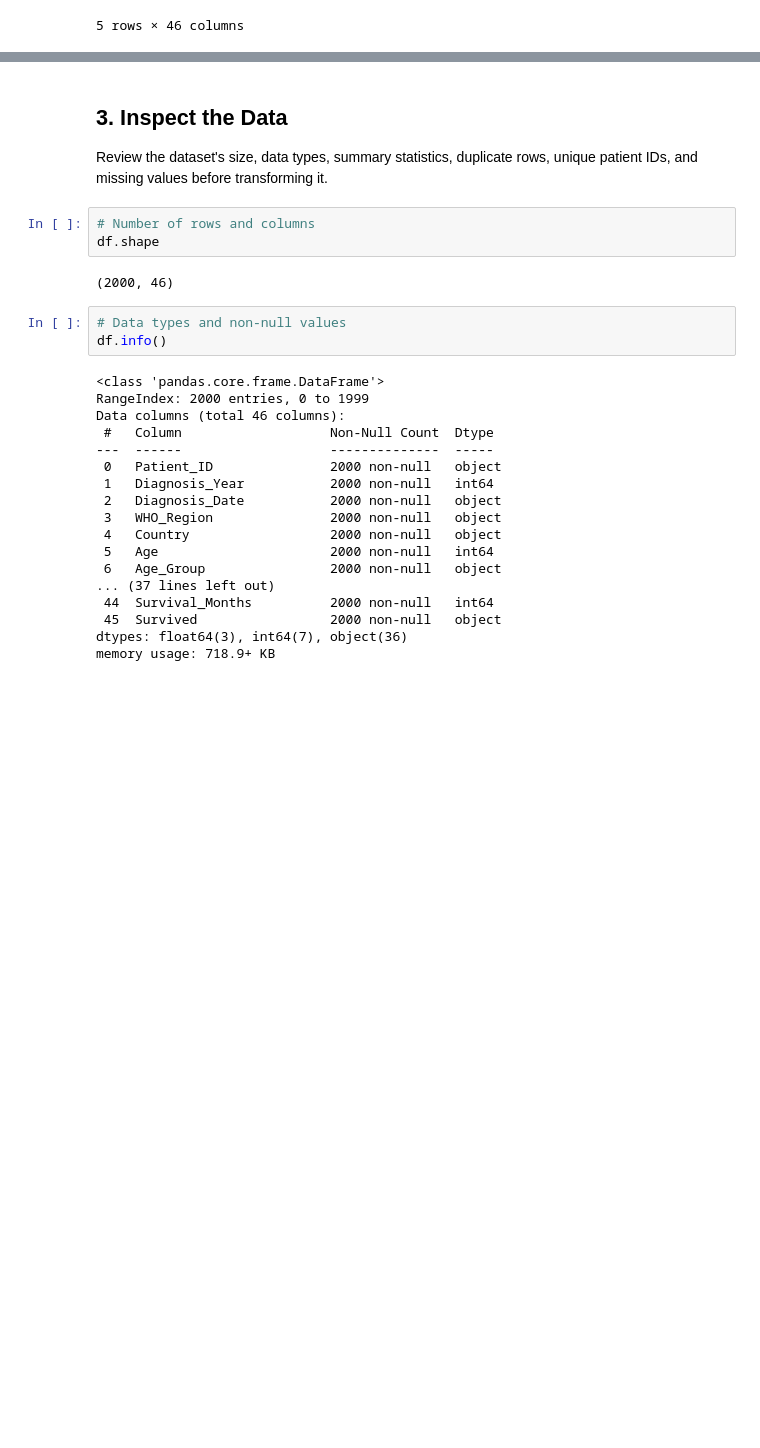
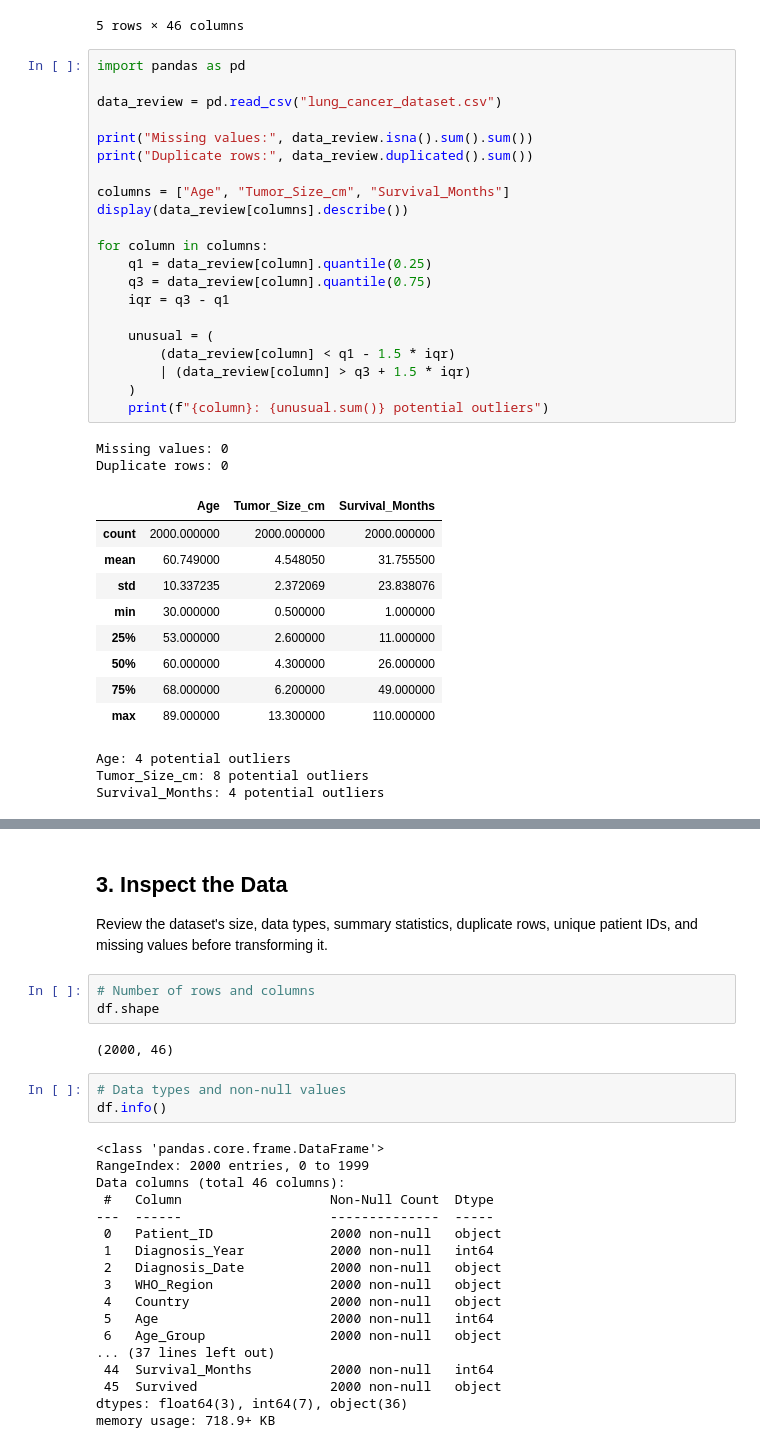
Before and after one commit to snehamalakar2000/LungCancer_EDA, a Jupyter notebook: EDA.ipynb, the cells around one changed output, grey strips where cells are left out. Drawn from its saved outputs; the diff is of its cells as text; blank space fills up the shorter version.

Commit message:
Add baseline comparison and document data quality checks

```diff
--- a/EDA.ipynb
+++ b/EDA.ipynb
@@ -32,3 +32,39 @@ df.head()
 | 3 | LC-0004 | 2018 | 2018-11-24 | Western Pacific | Singapore | 55 | 50-59 | Male | ... |
 | 4 | LC-0005 | 2024 | 2024-02-19 | Western Pacific | Malaysia | 54 | 50-59 | Male | ... |
 5 rows × 46 columns
+# %%
+import pandas as pd
+
+data_review = pd.read_csv("lung_cancer_dataset.csv")
+
+print("Missing values:", data_review.isna().sum().sum())
+print("Duplicate rows:", data_review.duplicated().sum())
+
+columns = ["Age", "Tumor_Size_cm", "Survival_Months"]
+display(data_review[columns].describe())
+
+for column in columns:
+    q1 = data_review[column].quantile(0.25)
+    q3 = data_review[column].quantile(0.75)
+    iqr = q3 - q1
+
+    unusual = (
+        (data_review[column] < q1 - 1.5 * iqr)
+        | (data_review[column] > q3 + 1.5 * iqr)
+    )
+    print(f"{column}: {unusual.sum()} potential outliers")
+# %% [output]
+Missing values: 0
+Duplicate rows: 0
+|  | Age | Tumor_Size_cm | Survival_Months |
+| count | 2000.000000 | 2000.000000 | 2000.000000 |
+| mean | 60.749000 | 4.548050 | 31.755500 |
+| std | 10.337235 | 2.372069 | 23.838076 |
+| min | 30.000000 | 0.500000 | 1.000000 |
+| 25% | 53.000000 | 2.600000 | 11.000000 |
+| 50% | 60.000000 | 4.300000 | 26.000000 |
+| 75% | 68.000000 | 6.200000 | 49.000000 |
+| max | 89.000000 | 13.300000 | 110.000000 |
+Age: 4 potential outliers
+Tumor_Size_cm: 8 potential outliers
+Survival_Months: 4 potential outliers
```
Also changed, not shown: parts of 4 cells of this notebook, 1 other file.
